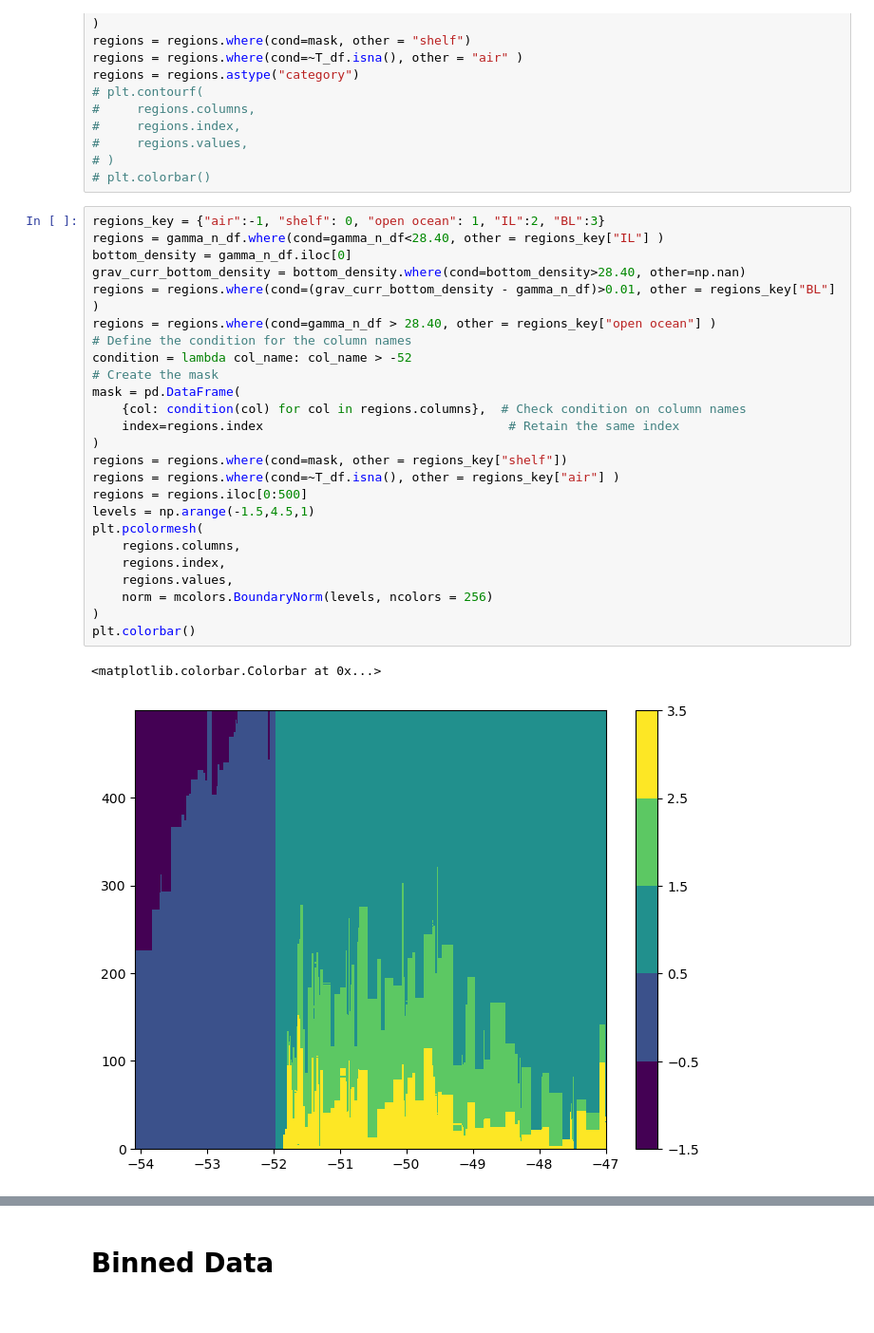
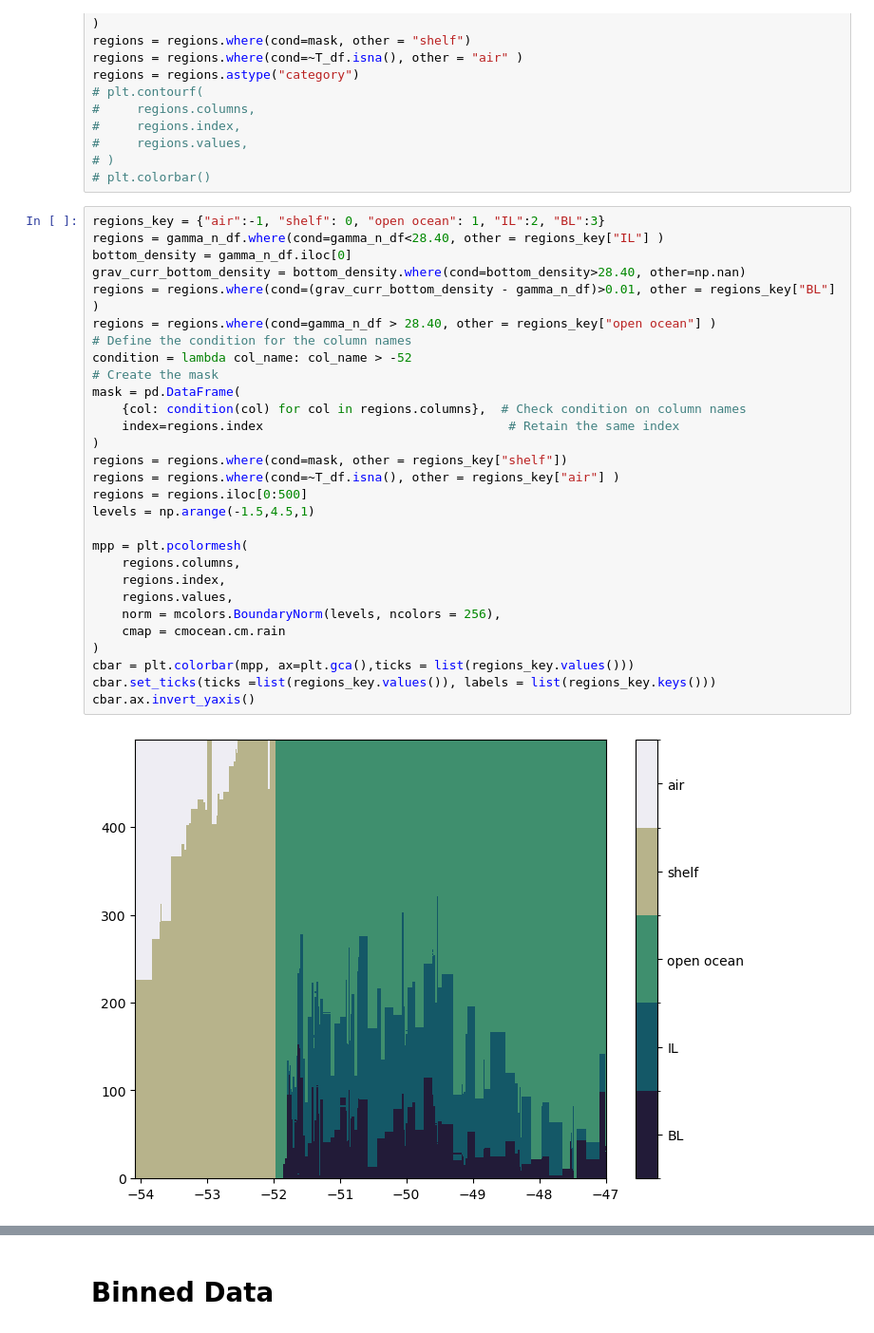
Before and after one commit to opinner/Pinner_et_al_2024, a Jupyter notebook: scripts/thorpe_scales/Thorpe_scales_in_depth.ipynb, the cells around one changed output, grey strips where cells are left out. Shown: that part at 95% size. Drawn from its saved outputs; the diff is of its cells as text.

Commit message:
new figures

```diff
--- a/scripts/thorpe_scales/Thorpe_scales_in_depth.ipynb
+++ b/scripts/thorpe_scales/Thorpe_scales_in_depth.ipynb
@@ -320,31 +320,34 @@ regions = regions.astype("category")
 # %%
 regions_key = {"air":-1, "shelf": 0, "open ocean": 1, "IL":2, "BL":3}
 regions = gamma_n_df.where(cond=gamma_n_df<28.40, other = regions_key["IL"] )
 bottom_density = gamma_n_df.iloc[0]
 grav_curr_bottom_density = bottom_density.where(cond=bottom_density>28.40, other=np.nan)
 regions = regions.where(cond=(grav_curr_bottom_density - gamma_n_df)>0.01, other = regions_key["BL"] )
 regions = regions.where(cond=gamma_n_df > 28.40, other = regions_key["open ocean"] )
 # Define the condition for the column names
 condition = lambda col_name: col_name > -52
 # Create the mask
 mask = pd.DataFrame(
     {col: condition(col) for col in regions.columns},  # Check condition on column names
     index=regions.index                                 # Retain the same index
 )
 regions = regions.where(cond=mask, other = regions_key["shelf"])
 regions = regions.where(cond=~T_df.isna(), other = regions_key["air"] )
 regions = regions.iloc[0:500]
 levels = np.arange(-1.5,4.5,1)
-plt.pcolormesh(
+
+mpp = plt.pcolormesh(
     regions.columns,
     regions.index,
     regions.values,
-    norm = mcolors.BoundaryNorm(levels, ncolors = 256)
+    norm = mcolors.BoundaryNorm(levels, ncolors = 256),
+    cmap = cmocean.cm.rain
 )
-plt.colorbar()
+cbar = plt.colorbar(mpp, ax=plt.gca(),ticks = list(regions_key.values()))
+cbar.set_ticks(ticks =list(regions_key.values()), labels = list(regions_key.keys()))
+cbar.ax.invert_yaxis()
 # %% [output]
-<matplotlib.colorbar.Colorbar at 0x...>
-[figure, old version]
+[figure, new version]
 # %%
 f, ax = plt.subplots(nrows=3, sharex = True, sharey = True, figsize=(6, 6))
 # mab_bin_edges = bin_edges(eps_strain_df.index,dz)
```
Also changed, not shown: parts of 5 cells of this notebook.
